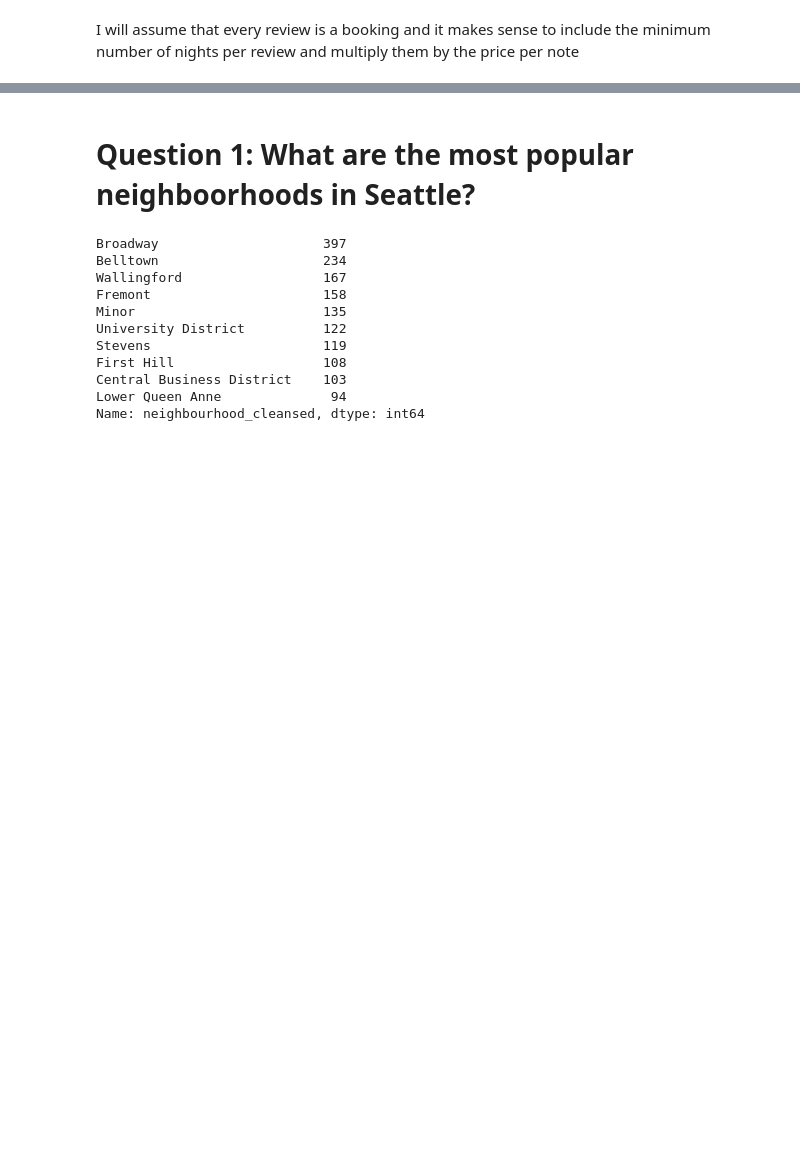
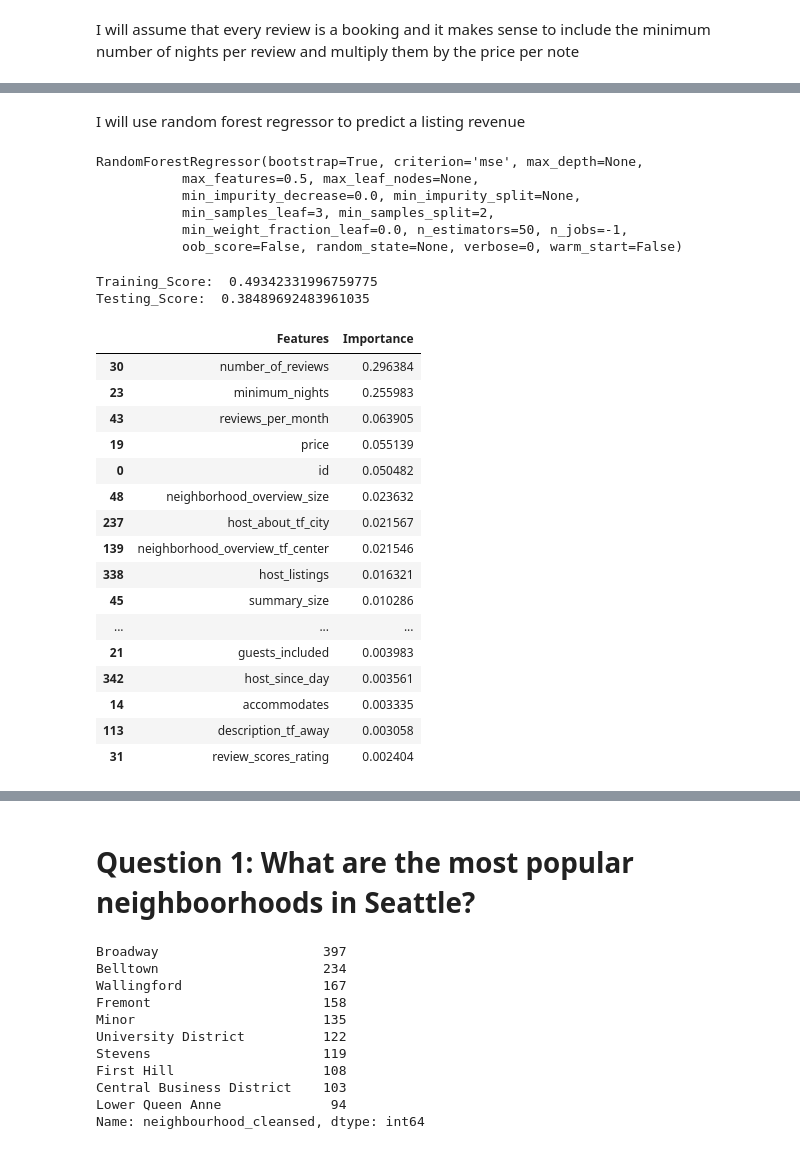
Before and after one commit to waficf/Kaggle_Competitions, a Jupyter notebook: AirBnB.ipynb, the cells around one changed output, grey strips where cells are left out. Drawn from its saved outputs; the diff is of its cells as text; code cells hidden in the pictures; blank space fills up the shorter version.

```diff
--- a/AirBnB.ipynb
+++ b/AirBnB.ipynb
@@ -729,0 +402,20 @@ Name: rev, Length: 3818, dtype: float64
+# %% [markdown]
+I will use random forest regressor to predict a listing revenue
+# %%
+# Run1: I will run the model based on the default parameters of the Random Forest
+model = RandomForestRegressor(n_estimators=50, n_jobs=-1, min_samples_leaf=3, max_features=0.5)
+model.fit(X_train, y_train)
+# %% [output]
+RandomForestRegressor(bootstrap=True, criterion='mse', max_depth=None,
+           max_features=0.5, max_leaf_nodes=None,
+           min_impurity_decrease=0.0, min_impurity_split=None,
+           min_samples_leaf=3, min_samples_split=2,
+           min_weight_fraction_leaf=0.0, n_estimators=50, n_jobs=-1,
+           oob_score=False, random_state=None, verbose=0, warm_start=False)
+# %%
+predict = model.predict(X_test)
+print('Training_Score: ', model.score(X_train, y_train))
+print('Testing_Score: ', model.score(X_test, y_test))
+# %% [output]
+Training_Score:  0.49342331996759775
+Testing_Score:  0.38489692483961035
@@ -729,0 +428,20 @@ Name: rev, Length: 3818, dtype: float64
+# %%
+feat_imp[:30]
+# %% [output]
+|  | Features | Importance |
+| 30 | number_of_reviews | 0.296384 |
+| 23 | minimum_nights | 0.255983 |
+| 43 | reviews_per_month | 0.063905 |
+| 19 | price | 0.055139 |
+| 0 | id | 0.050482 |
+| 48 | neighborhood_overview_size | 0.023632 |
+| 237 | host_about_tf_city | 0.021567 |
+| 139 | neighborhood_overview_tf_center | 0.021546 |
+| 338 | host_listings | 0.016321 |
+| 45 | summary_size | 0.010286 |
+| ... | ... | ... |
+| 21 | guests_included | 0.003983 |
+| 342 | host_since_day | 0.003561 |
+| 14 | accommodates | 0.003335 |
+| 113 | description_tf_away | 0.003058 |
+| 31 | review_scores_rating | 0.002404 |
```
Also changed, not shown: parts of 187 cells of this notebook.
